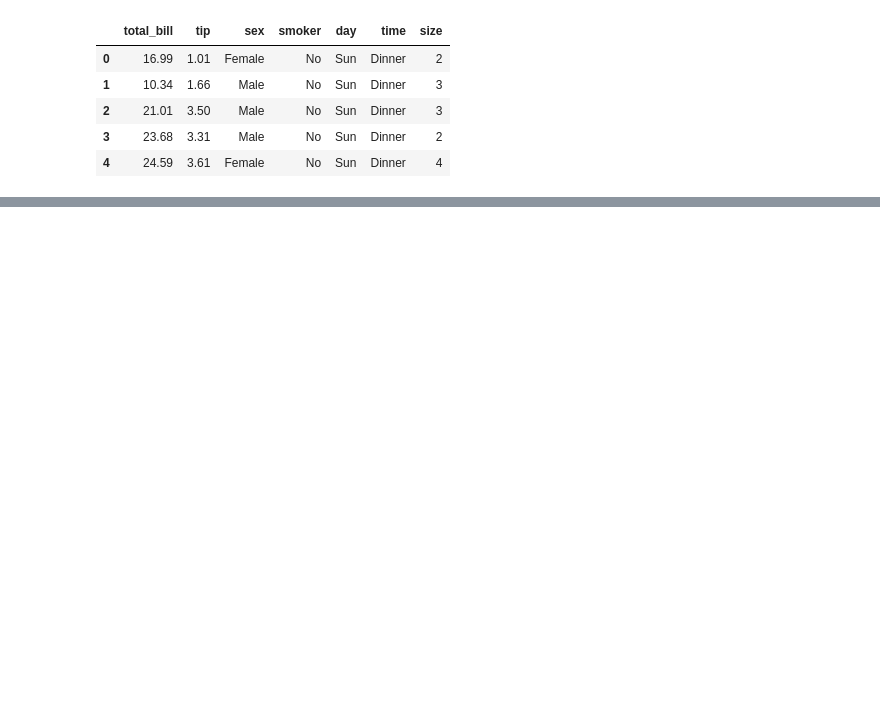
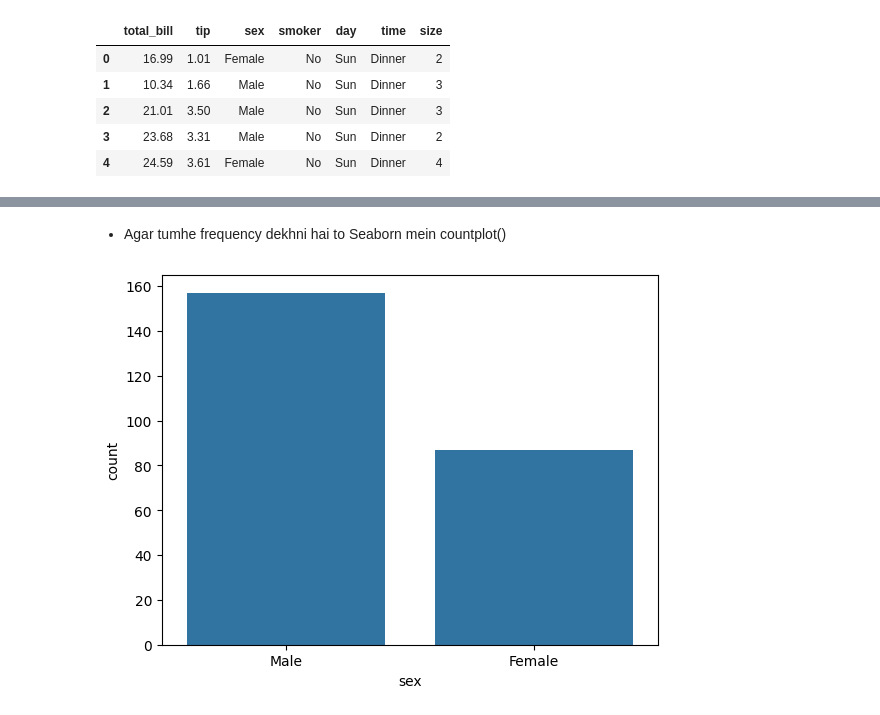
Before and after one commit to MithunKumarRajak/Machine-Learning, a Jupyter notebook: Seaborn/Categorical_Plot.ipynb, the cells around one changed output, grey strips where cells are left out. Saved outputs shown, nothing was run; the diff lists cells and outputs as text; code cells hidden in the pictures; blank space fills up the shorter version.

```diff
--- a/Seaborn/Categorical_Plot.ipynb
+++ b/Seaborn/Categorical_Plot.ipynb
@@ -45,0 +56,7 @@ plt.show()
+# %% [markdown]
+- Agar tumhe frequency dekhni hai to Seaborn mein countplot()
+# %%
+sns.countplot(x='sex',data=data)
+plt.show()
+# %% [output]
+[figure, added]
```
Also changed, not shown: parts of 17 cells of this notebook, 1 other file.
